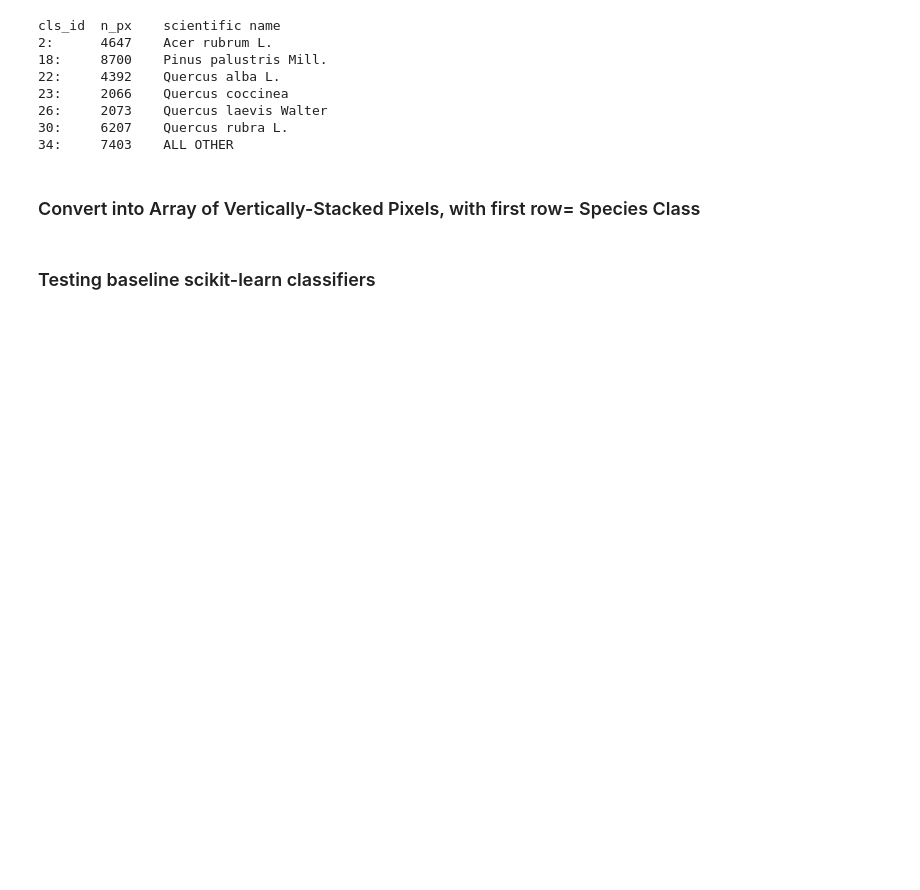
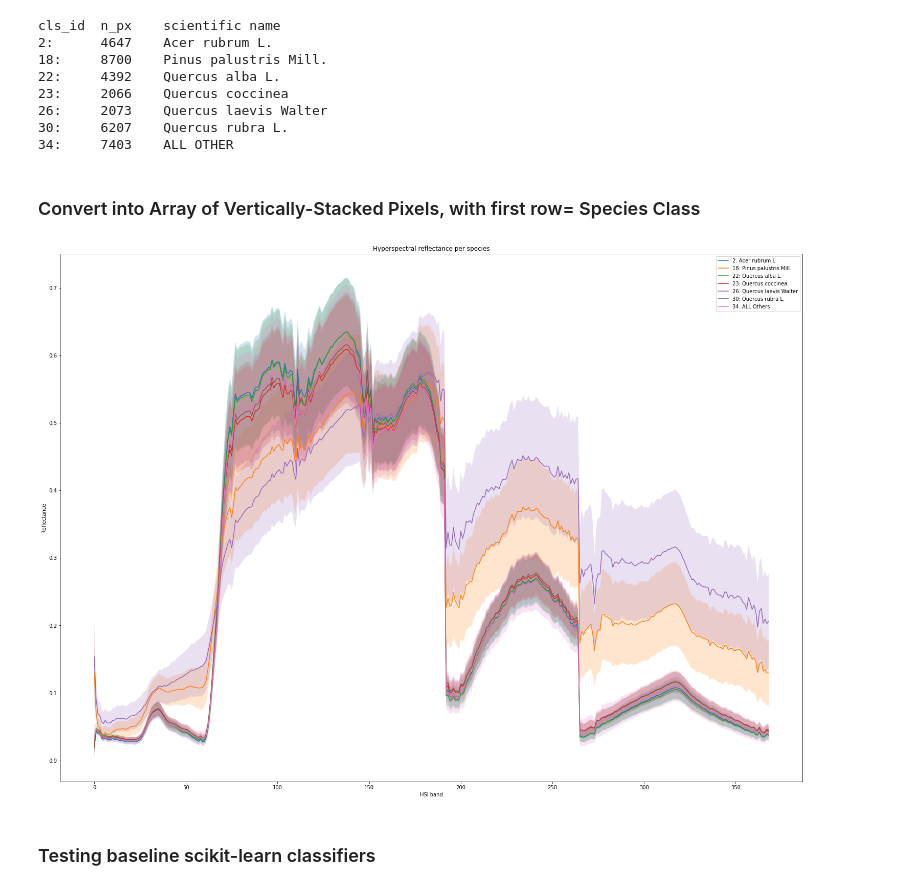
Before and after one commit to lamaoudi/883_idtrees, a Jupyter notebook: notebooks/master.ipynb, the cells around one changed output. Saved outputs shown, nothing was run; the diff lists cells and outputs as text; code cells hidden in the pictures; blank space fills up the shorter version.

```diff
--- a/notebooks/master.ipynb
+++ b/notebooks/master.ipynb
@@ -276,5 +262,9 @@ pixel_data = np.vstack((class_id_new[np.newaxis,:], spectra))
 # %%
 freq = pd.DataFrame({'class_ids': class_id_val, 'num_pix': n_px_val, 'sci_names': sci_names})
 freq.loc[6, :] = ['34.', str(np.sum(special_val_px)), "ALL OTHER"]
+# %%
+read_tifs.plot_hyperspectral_curve_per_species(pixel_data, new_classes, scale_std = 1/2.)
+# %% [output]
+[figure, added]
 # %% [markdown]
 ### Testing baseline scikit-learn classifiers
```
Also changed, not shown: parts of 8 cells of this notebook, 12 other files.
